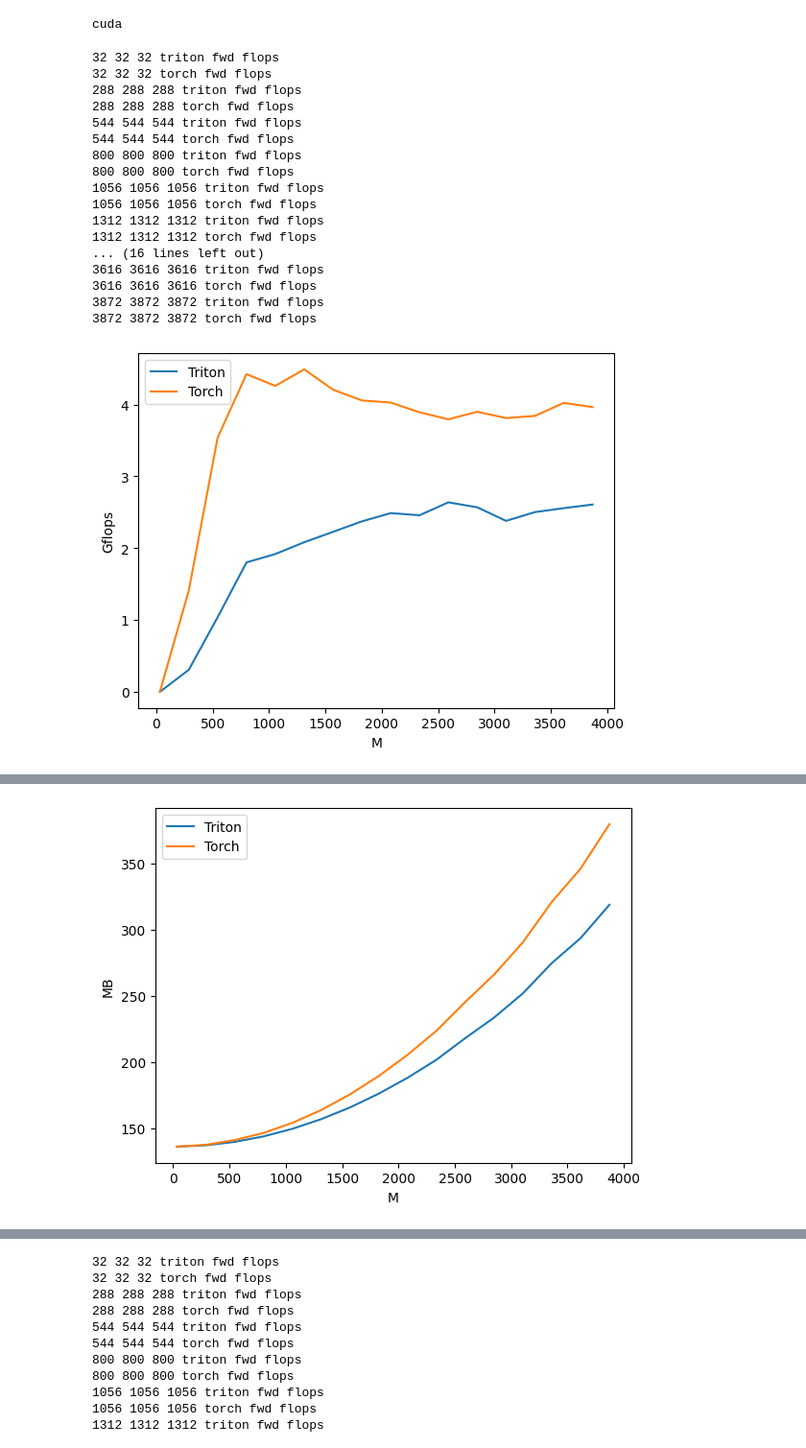
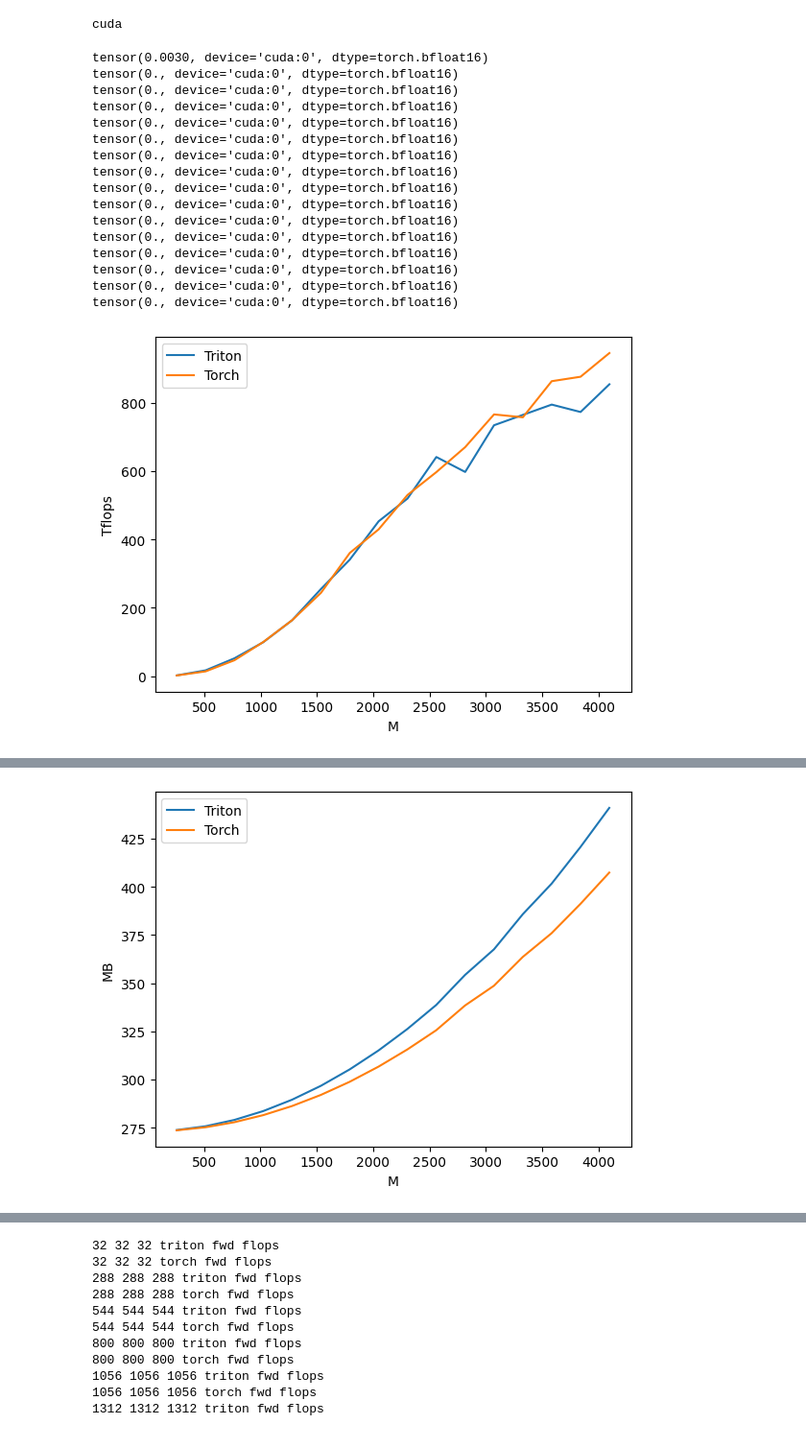
Before and after one commit to matteobonotto/triton, a Jupyter notebook: notebooks/fused_linear_act.ipynb, the cells around one changed output, grey strips where cells are left out. Shown: that part at 96% size. Drawn from its saved outputs; the diff is of its cells as text; code cells hidden in the pictures.

Commit message:
fused matmul + activation

```diff
--- a/notebooks/fused_linear_act.ipynb
+++ b/notebooks/fused_linear_act.ipynb
@@ -238,7 +324,7 @@ def measure_memory(f, *args, **kwargs):
 
 base_benchmark_kwargs = {
         "x_names":['M', 'N', "K"],  # argument names to use as an x-axis for the plot
-        "x_vals":[16 * i for i in range(2, 256, 16)],  # different possible values for `x_name`
+        "x_vals":[128 * i for i in range(2, 33, 2)],  # different possible values for `x_name`
         "line_arg":'provider',  # argument name whose value corresponds to a different line in the plot
         "line_vals":['triton', 'torch'],  # possible values for `line_arg``
         "line_names":["Triton", "Torch"],  # label name for the lines
@@ -255,16 +341,16 @@ for bench_kind in ['flops', 'memory']:
         _kwargs = deepcopy(base_benchmark_kwargs)
         _kwargs['args'].update({"mode" : mode})
         _kwargs['args'].update({"bench_kind" : bench_kind})
-        _kwargs['ylabel'] = 'Gflops' if bench_kind == 'flops' else 'MB'
+        _kwargs['ylabel'] = 'Tflops' if bench_kind == 'flops' else 'MB'
         _kwargs['plot_name'] += f' - {bench_kind} - {mode}'
         configs.append(triton.testing.Benchmark(**_kwargs))
 
 
 def fwd(x, W, b, provider):
     if provider == "torch":
-        return torch.nn.functional.silu(x @ W + b)
+        return torch.nn.functional.silu(x @ W.T + b)
     elif provider == 'triton':
-        return _linear_act_fwd(x, W, b)
+        return _linear_act_fwd(x, W, b, transpose_W=True)
     else:
         raise ValueError
 
@@ -290,57 +376,71 @@ def measure_memory(f, *args, **kwargs):
     peak = torch.cuda.max_memory_allocated() / 1e6  # MB
     return peak
 
+# torch.set_float32_matmul_precision("medium")
+# torch.backends.cudnn.conv.fp32_precision = 'tf32'
+
+
 def benchmark_kernel():
 
     # for c in configs:
     #     print(c.__dict__)
 
     @triton.testing.perf_report(configs)
     def benchmark(M, N, K, provider, mode, bench_kind):
 
-        print(M, N, K, provider, mode, bench_kind)
-        DTYPE = torch.float32
+        # print(M, N, K, provider, mode, bench_kind)
+        DTYPE = torch.bfloat16
 
         x = torch.rand(M, K, dtype=DTYPE).to(DEVICE) / M / K
         W = torch.rand(K, N, dtype=DTYPE).to(DEVICE) / K / N
         b = torch.rand(N, dtype=DTYPE).to(DEVICE) / N
 
+        W = W.T
+
         stream = getattr(torch, DEVICE.type).Stream()
         getattr(torch, DEVICE.type).set_stream(stream)
+
+        if provider == 'triton' and mode =="fwd":
+            out_triton = MAP_FWD_BKW[mode](x, W, b, 'triton')
+            out_torch = MAP_FWD_BKW[mode](x, W, b, 'torch')
+            triton.testing.assert_close(out_triton, out_torch, atol=1e-5)
+            print((out_triton - out_torch).norm()/out_torch.norm())
+
+        quantiles = [0.5, 0.2, 0.8]
+
         if bench_kind == "flops":
-            ms = triton.testing.do_bench(lambda: MAP_FWD_BKW[mode](x, W, b, provider))
+            ms, min_ms, max_ms = triton.testing.do_bench(lambda: MAP_FWD_BKW[mode](x, W, b, provider), quantiles=quantiles)
             # gbps = lambda ms: 2 * x.numel() * x.element_size() * 1e-9 / (ms * 1e-3)
             perf = lambda ms: 2 * M * N * K * 1e-12 / (ms * 1e-3)
             return perf(ms)
         elif bench_kind == "memory":
             mem_mb = measure_memory(MAP_FWD_BKW[mode], x, W, b, provider)
             return mem_mb
         raise ValueError(f"bench_kind must be either 'flops' or 'memory', got {bench_kind}")
 
-    result_dfs = benchmark.run(show_plots=True, print_data=True, return_df=True)
+    result_dfs = benchmark.run(show_plots=True, print_data=True)
     # for df, config in zip(result_dfs, configs):
     #     df.plot(x='N', ylabel = config.ylabel, title=config.plot_name, legend=True)
 
     return result_dfs
 
 result_dfs = benchmark_kernel()
 # %% [output]
-32 32 32 triton fwd flops
-32 32 32 torch fwd flops
-288 288 288 triton fwd flops
-288 288 288 torch fwd flops
-544 544 544 triton fwd flops
-544 544 544 torch fwd flops
-800 800 800 triton fwd flops
-800 800 800 torch fwd flops
-1056 1056 1056 triton fwd flops
-1056 1056 1056 torch fwd flops
-1312 1312 1312 triton fwd flops
-1312 1312 1312 torch fwd flops
-... (16 lines left out)
-3616 3616 3616 triton fwd flops
-3616 3616 3616 torch fwd flops
-3872 3872 3872 triton fwd flops
-3872 3872 3872 torch fwd flops
+tensor(0.0030, device='cuda:0', dtype=torch.bfloat16)
+tensor(0., device='cuda:0', dtype=torch.bfloat16)
+tensor(0., device='cuda:0', dtype=torch.bfloat16)
+tensor(0., device='cuda:0', dtype=torch.bfloat16)
+tensor(0., device='cuda:0', dtype=torch.bfloat16)
+tensor(0., device='cuda:0', dtype=torch.bfloat16)
+tensor(0., device='cuda:0', dtype=torch.bfloat16)
+tensor(0., device='cuda:0', dtype=torch.bfloat16)
+tensor(0., device='cuda:0', dtype=torch.bfloat16)
+tensor(0., device='cuda:0', dtype=torch.bfloat16)
+tensor(0., device='cuda:0', dtype=torch.bfloat16)
+tensor(0., device='cuda:0', dtype=torch.bfloat16)
+tensor(0., device='cuda:0', dtype=torch.bfloat16)
+tensor(0., device='cuda:0', dtype=torch.bfloat16)
+tensor(0., device='cuda:0', dtype=torch.bfloat16)
+tensor(0., device='cuda:0', dtype=torch.bfloat16)
-[figure, old version]
+[figure, new version]
 softmax - flops - fwd:
@@ -363,3 +463,3 @@ softmax - flops - fwd:
-[figure, old version]
+[figure, new version]
 softmax - memory - fwd:
          M       N       K      Triton       Torch
```
Also changed, not shown: parts of 3 cells of this notebook, 5 other files.
